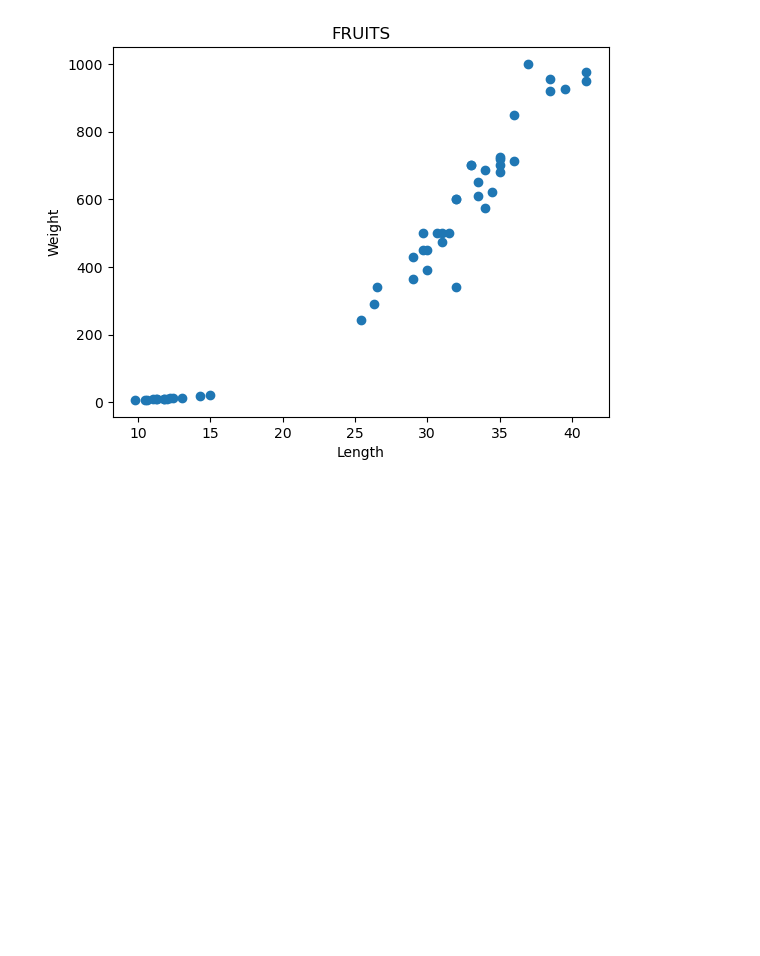
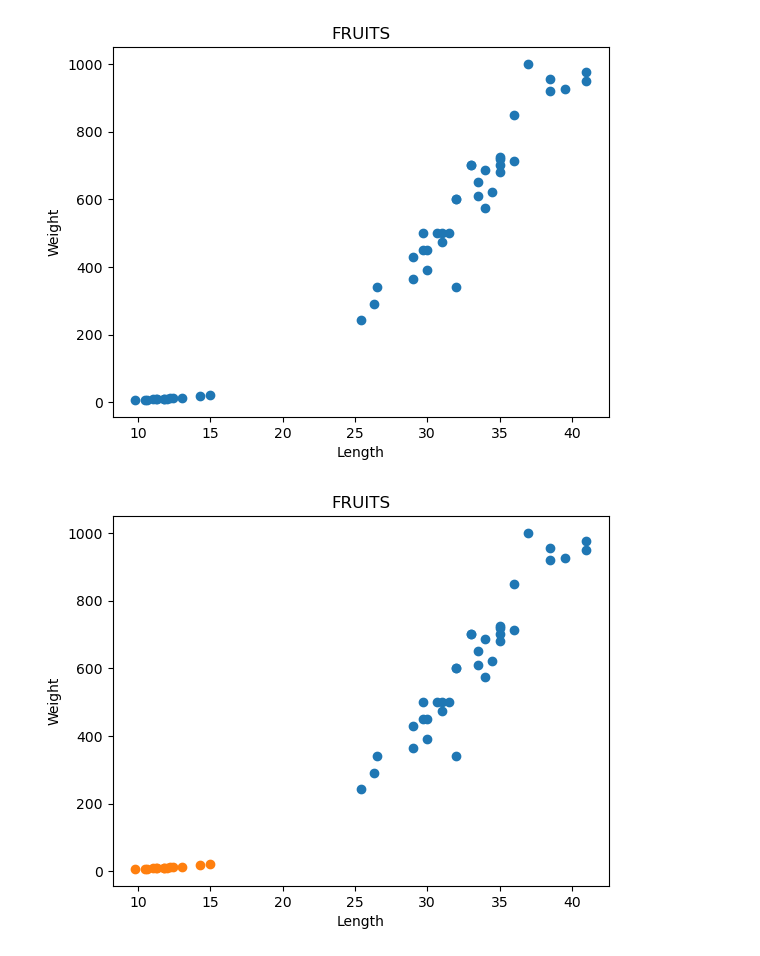
Before and after one commit to Sphen1sc1dae/MachineLearning, a Jupyter notebook: Note/04.ipynb, the cells around one changed output. Saved outputs shown, nothing was run; the diff lists cells and outputs as text; code cells hidden in the pictures; blank space fills up the shorter version.

```diff
--- a/Note/04.ipynb
+++ b/Note/04.ipynb
@@ -90,3 +90,23 @@ plt.title('FRUITS')
 plt.show()
 # %% [output]
 [figure]
+# %%
+plt.scatter(
+    apple.length,
+    apple.weight
+)
+
+# berry 산포도
+plt.scatter(
+    berry.length,
+    berry.weight
+)
+
+plt.xlabel('Length')
+plt.ylabel('Weight')
+plt.title('FRUITS')
+
+plt.show()
+# Python 에서는 한 셀에 plt 2개 있으면 색으로 구분하여 한 번에 표시
+# %% [output]
+[figure, added]
```
Also changed, not shown: parts of 4 cells of this notebook.
